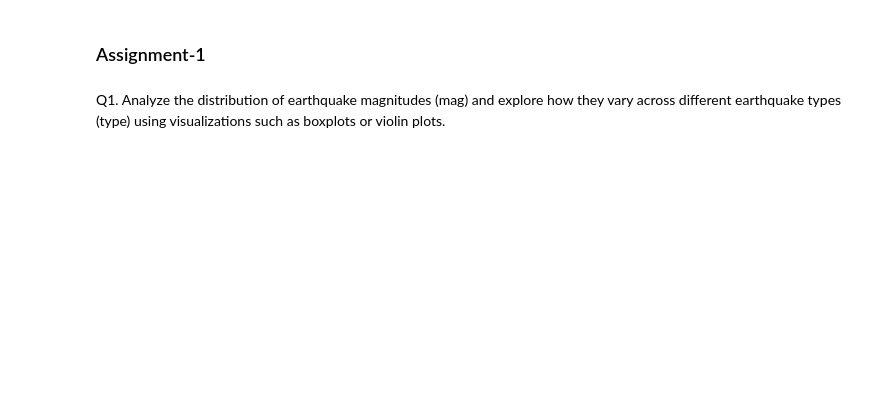
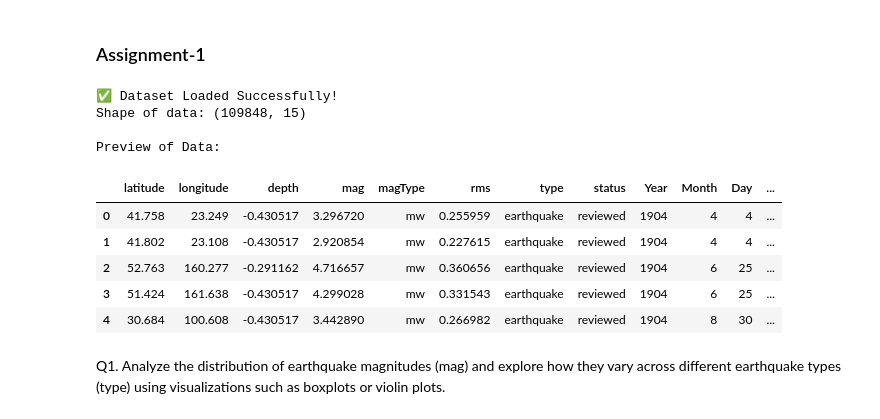
Before and after one commit to ImpactsenseAI-Intern-Project-OCT25/impactsenseAI-Infosys-Intern-project, a Jupyter notebook: milestone_1/week_2/Day_9/Assignment_1.ipynb, the cells around one changed output. Cells and saved outputs as stored; diff of their text form; code cells hidden in the pictures; blank space fills up the shorter version.

```diff
--- a/milestone_1/week_2/Day_9/Assignment_1.ipynb
+++ b/milestone_1/week_2/Day_9/Assignment_1.ipynb
@@ -2,5 +2,30 @@
 ### Assignment-1
 # %%
 ## Load the Preprocessed Dataset Here
+# %%
+# Import required libraries
+import pandas as pd
+
+# Load the preprocessed dataset
+# (Change the file path to where your preprocessed CSV is stored)
+df = pd.read_csv(r"C:\Users\Prasad\impactsenseAI-Infosys-Intern-project\data\preprocessed_earthquake_data.csv")
+
+
+# Display basic info
+print("✅ Dataset Loaded Successfully!")
+print("Shape of data:", df.shape)
+print("\nPreview of Data:")
+display(df.head())
+# %% [output]
+✅ Dataset Loaded Successfully!
+Shape of data: (109848, 15)
+
+Preview of Data:
+|  | latitude | longitude | depth | mag | magType | rms | type | status | Year | Month | Day | ... |
+| 0 | 41.758 | 23.249 | -0.430517 | 3.296720 | mw | 0.255959 | earthquake | reviewed | 1904 | 4 | 4 | ... |
+| 1 | 41.802 | 23.108 | -0.430517 | 2.920854 | mw | 0.227615 | earthquake | reviewed | 1904 | 4 | 4 | ... |
+| 2 | 52.763 | 160.277 | -0.291162 | 4.716657 | mw | 0.360656 | earthquake | reviewed | 1904 | 6 | 25 | ... |
+| 3 | 51.424 | 161.638 | -0.430517 | 4.299028 | mw | 0.331543 | earthquake | reviewed | 1904 | 6 | 25 | ... |
+| 4 | 30.684 | 100.608 | -0.430517 | 3.442890 | mw | 0.266982 | earthquake | reviewed | 1904 | 8 | 30 | ... |
 # %% [markdown]
 Q1. Analyze the distribution of earthquake magnitudes (mag) and explore how they vary across different earthquake types (type) using visualizations such as boxplots or violin plots.
```
Also changed, not shown: parts of 7 cells of this notebook.
